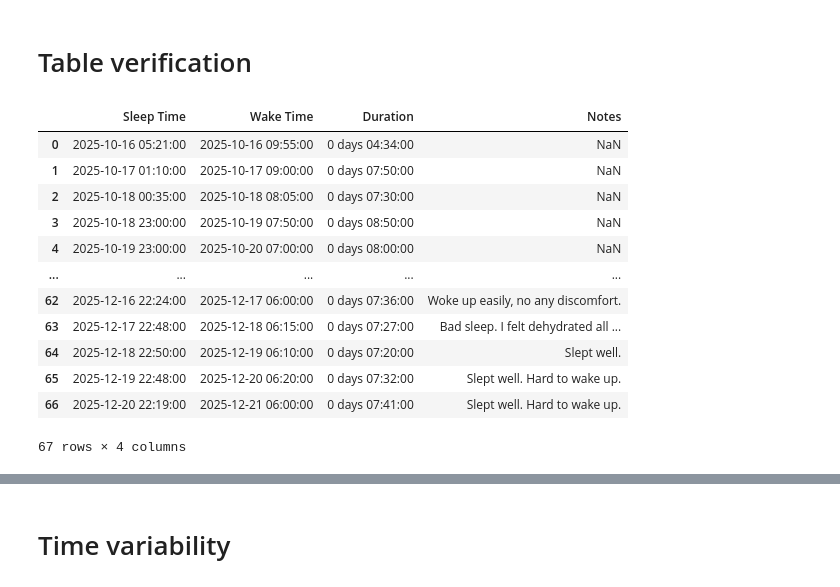
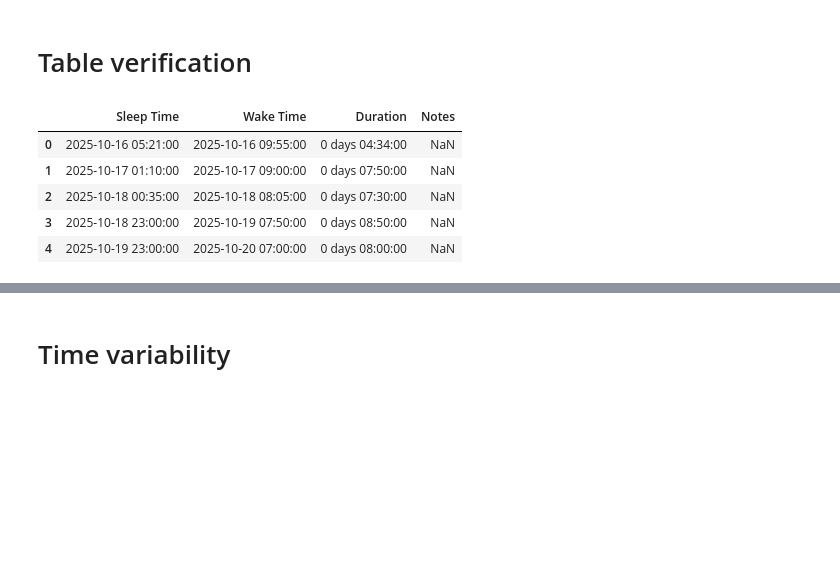
Before and after one commit to philexfertich/sleep-logs-eda, a Jupyter notebook: SleepLogsEDA.ipynb, the cells around one changed output, grey strips where cells are left out. Cells and saved outputs as stored; diff of their text form; code cells hidden in the pictures; blank space fills up the shorter version.

```diff
--- a/SleepLogsEDA.ipynb
+++ b/SleepLogsEDA.ipynb
@@ -25,18 +12,11 @@ Future methods of processing the data depends on given sources. There will be pr
 # %% [markdown]
 # Table verification
 # %%
-logs
+logs.head()
 # %% [output]
 |  | Sleep Time | Wake Time | Duration | Notes |
 | 0 | 2025-10-16 05:21:00 | 2025-10-16 09:55:00 | 0 days 04:34:00 | NaN |
 | 1 | 2025-10-17 01:10:00 | 2025-10-17 09:00:00 | 0 days 07:50:00 | NaN |
 | 2 | 2025-10-18 00:35:00 | 2025-10-18 08:05:00 | 0 days 07:30:00 | NaN |
 | 3 | 2025-10-18 23:00:00 | 2025-10-19 07:50:00 | 0 days 08:50:00 | NaN |
 | 4 | 2025-10-19 23:00:00 | 2025-10-20 07:00:00 | 0 days 08:00:00 | NaN |
-| ... | ... | ... | ... | ... |
-| 62 | 2025-12-16 22:24:00 | 2025-12-17 06:00:00 | 0 days 07:36:00 | Woke up easily, no any discomfort. |
-| 63 | 2025-12-17 22:48:00 | 2025-12-18 06:15:00 | 0 days 07:27:00 | Bad sleep. I felt dehydrated all ... |
-| 64 | 2025-12-18 22:50:00 | 2025-12-19 06:10:00 | 0 days 07:20:00 | Slept well. |
-| 65 | 2025-12-19 22:48:00 | 2025-12-20 06:20:00 | 0 days 07:32:00 | Slept well. Hard to wake up. |
-| 66 | 2025-12-20 22:19:00 | 2025-12-21 06:00:00 | 0 days 07:41:00 | Slept well. Hard to wake up. |
-67 rows × 4 columns
```
Also changed, not shown: parts of 5 cells of this notebook.
